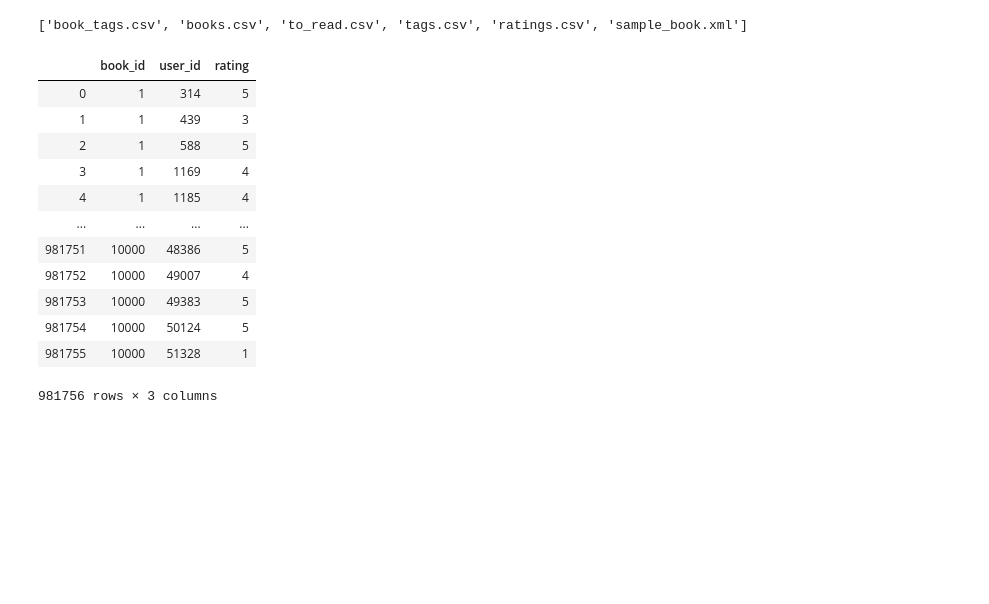
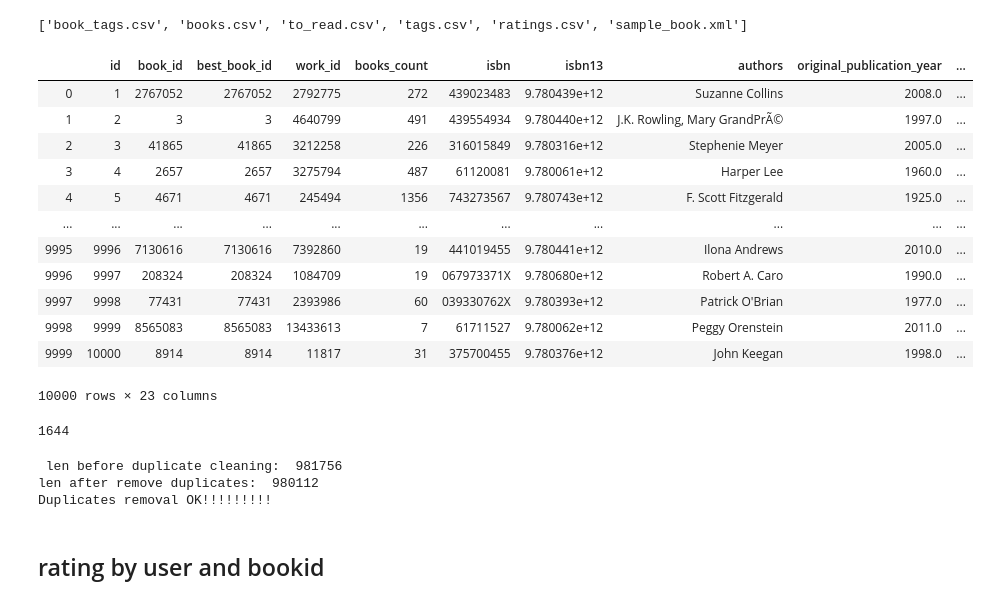
Before and after one commit to tiagocabo/recommender_systems_examples, a Jupyter notebook: Standfor_youtube.ipynb, the cells around one changed output. Saved outputs shown, nothing was run; the diff lists cells and outputs as text; code cells hidden in the pictures; blank space fills up the shorter version.

```diff
--- a/Standfor_youtube.ipynb
+++ b/Standfor_youtube.ipynb
@@ -72,19 +74,26 @@ print(available_files)
 # ratings by user and by book
 # %% [output]
 ['book_tags.csv', 'books.csv', 'to_read.csv', 'tags.csv', 'ratings.csv', 'sample_book.xml']
+# %%
+pd.read_csv('data/goodbooks/books.csv', encoding = "ISO-8859-1")
+# %% [output]
+|  | id | book_id | best_book_id | work_id | books_count | isbn | isbn13 | authors | original_publication_year | ... |
+| 0 | 1 | 2767052 | 2767052 | 2792775 | 272 | 439023483 | 9.780439e+12 | Suzanne Collins | 2008.0 | ... |
+| 1 | 2 | 3 | 3 | 4640799 | 491 | 439554934 | 9.780440e+12 | J.K. Rowling, Mary GrandPrÃ© | 1997.0 | ... |
+| 2 | 3 | 41865 | 41865 | 3212258 | 226 | 316015849 | 9.780316e+12 | Stephenie Meyer | 2005.0 | ... |
+| 3 | 4 | 2657 | 2657 | 3275794 | 487 | 61120081 | 9.780061e+12 | Harper Lee | 1960.0 | ... |
+| 4 | 5 | 4671 | 4671 | 245494 | 1356 | 743273567 | 9.780743e+12 | F. Scott Fitzgerald | 1925.0 | ... |
+| ... | ... | ... | ... | ... | ... | ... | ... | ... | ... | ... |
+| 9995 | 9996 | 7130616 | 7130616 | 7392860 | 19 | 441019455 | 9.780441e+12 | Ilona Andrews | 2010.0 | ... |
+| 9996 | 9997 | 208324 | 208324 | 1084709 | 19 | 067973371X | 9.780680e+12 | Robert A. Caro | 1990.0 | ... |
+| 9997 | 9998 | 77431 | 77431 | 2393986 | 60 | 039330762X | 9.780393e+12 | Patrick O'Brian | 1977.0 | ... |
+| 9998 | 9999 | 8565083 | 8565083 | 13433613 | 7 | 61711527 | 9.780062e+12 | Peggy Orenstein | 2011.0 | ... |
+| 9999 | 10000 | 8914 | 8914 | 11817 | 31 | 375700455 | 9.780376e+12 | John Keegan | 1998.0 | ... |
+10000 rows × 23 columns
 # %%
-pd.read_csv('data/goodbooks/ratings.csv')
+ratings_df = pd.read_csv('data/goodbooks/ratings.csv')
-# %% [output]
-|  | book_id | user_id | rating |
-| 0 | 1 | 314 | 5 |
-| 1 | 1 | 439 | 3 |
-| 2 | 1 | 588 | 5 |
-| 3 | 1 | 1169 | 4 |
-| 4 | 1 | 1185 | 4 |
-| ... | ... | ... | ... |
-| 981751 | 10000 | 48386 | 5 |
-| 981752 | 10000 | 49007 | 4 |
-| 981753 | 10000 | 49383 | 5 |
-| 981754 | 10000 | 50124 | 5 |
-| 981755 | 10000 | 51328 | 1 |
-981756 rows × 3 columns
+# %%
+# number of duplicated ratings
+ratings_df.duplicated().sum()
+# %% [output]
+1644
@@ -90,0 +102,13 @@ pd.read_csv('data/goodbooks/ratings.csv')
+# %%
+print(' len before duplicate cleaning: ', len(ratings_df))
+print('len after remove duplicates: ', len(clean_ratings_df))
+if len(ratings_df) -  len(clean_ratings_df) == 1644:
+    print('Duplicates removal OK!!!!!!!!!')
+else:
+    print(' Duplicates removal NOK. Dataset version might have change. plz check')
+# %% [output]
+ len before duplicate cleaning:  981756
+len after remove duplicates:  980112
+Duplicates removal OK!!!!!!!!!
+# %% [markdown]
+## rating by user and bookid
```
Also changed, not shown: parts of 21 cells of this notebook.
